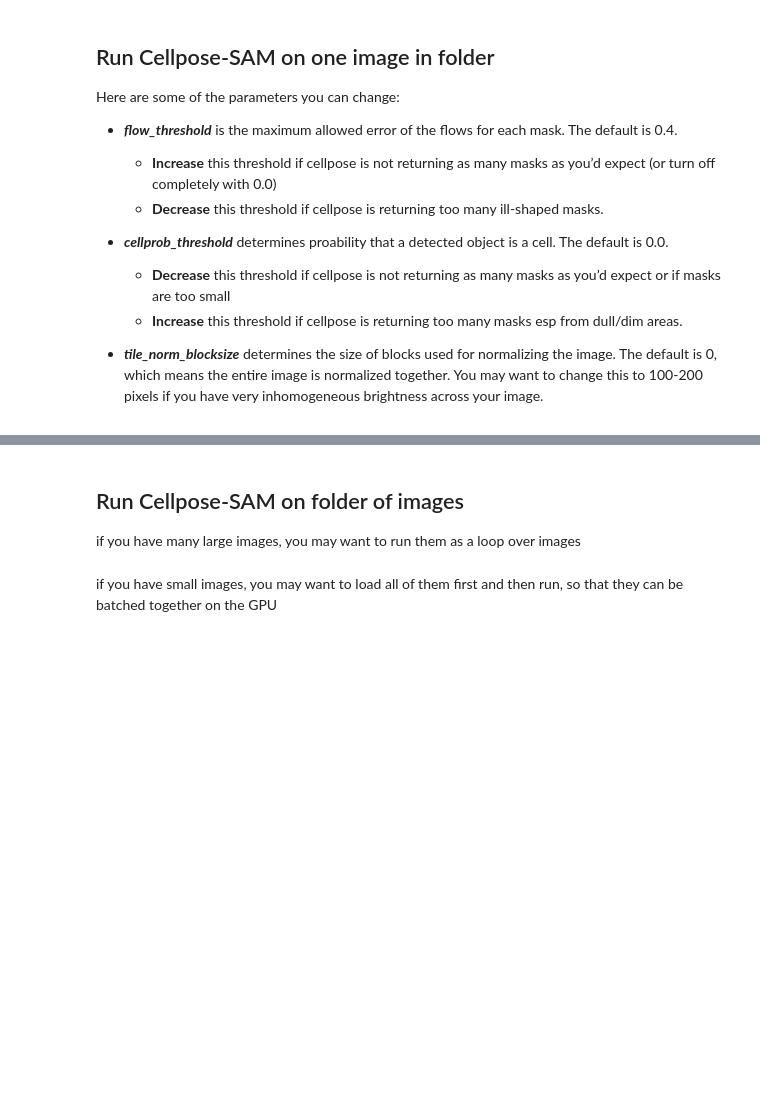
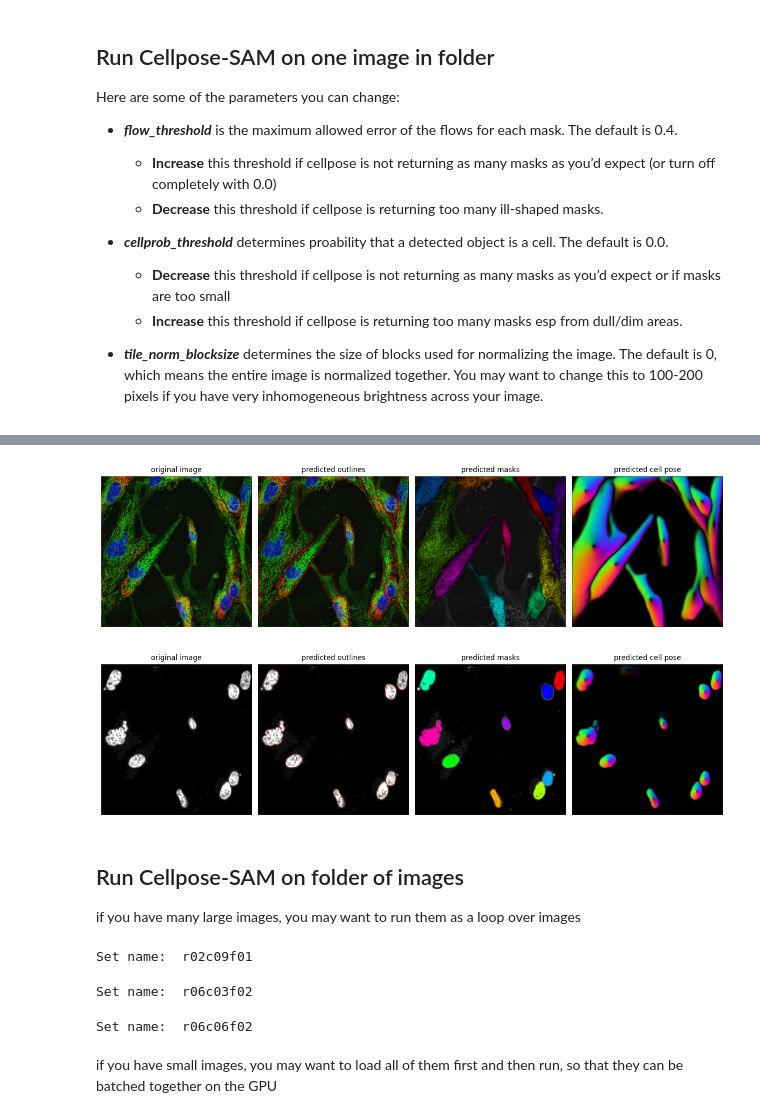
Before and after one commit to allielas/HTP_fibroblasts_mitolyso, a Jupyter notebook: run_Cellpose-SAM.ipynb, the cells around one changed output, grey strips where cells are left out. Cells and saved outputs as stored; diff of their text form; code cells hidden in the pictures; blank space fills up the shorter version.

```diff
--- a/run_Cellpose-SAM.ipynb
+++ b/run_Cellpose-SAM.ipynb
@@ -115,3 +214,58 @@ plt.show()
+# %%
+img = img2
+#img = io.imread(files[0])
+def segment_cell(img, show=True):
+    flow_threshold = 0.5
+    cellprob_threshold = 0.0
+    tile_norm_blocksize = 0
+    diameter = 60
+
+    masks, flows, styles = model.eval(img, batch_size=32, diameter=diameter, flow_threshold=flow_threshold, cellprob_threshold=cellprob_threshold,
+                                    normalize={"tile_norm_blocksize": tile_norm_blocksize})
+    #plot if true
+    if show:
+        fig = plt.figure(figsize=(12,5))
+        plot.show_segmentation(fig, img, masks, flows[0])
+        plt.tight_layout()
+        plt.show()
+    return masks
+
+def segment_nuclei(orig_img, show=True):
+    from skimage import morphology, exposure, filters
+    img = orig_img[:,:,2] #get the DAPI channel
+
+    img = morphology.closing(img, footprint=morphology.disk(2.5)) #remove small holes
+
+    #remove autofluor
+    seed = np.copy(img)
+    seed[1:-1, 1:-1] = img.min()
+    bg = morphology.reconstruction(seed,img,method='dilation')
+    img = img - bg
+    img = filters.gaussian(img, sigma=1)
+
+    flow_threshold = 0.4
+    cellprob_threshold = 0
+    tile_norm_blocksize = 0
+    diameter = None
+
+    masks, flows, styles = model.eval(img, batch_size=32, diameter=diameter, flow_threshold=flow_threshold, cellprob_threshold=cellprob_threshold,
+                                    normalize={"tile_norm_blocksize": tile_norm_blocksize})
+    if show:
+        fig = plt.figure(figsize=(12,5))
+        plot.show_segmentation(fig, img, masks, flows[0])
+        plt.tight_layout()
+        plt.show()
+    return masks
+
+
+
+cell_masks = segment_cell(img)
+nuc_masks = segment_nuclei(img)
+#save_masks(set_name, cell_masks, image_ext=image_ext)
+#save_masks(set_name, nuc_masks, image_ext=image_ext, mask_type="nuclei")
+# %% [output]
+[figure, added]
+[figure, added]
 # %% [markdown]
 ## Run Cellpose-SAM on folder of images
 
@@ -127,3 +273,23 @@ for i in trange(len(files)):
+# %%
+# loop for all files in the group in the directory
+for i in trange(len(grouped_files)):
+    file_group = grouped_files[i]
+    img_set = load_image_set(file_group)
+    img_set_name = get_image_set_name(file_group)
+    print("Set name: ", set_name)
+
+    stacked_img = img_preprocessing(img_set)
+    rescaled_img = img_rescaled(stacked_img, factor=0.25)
+
+    cell_masks = segment_cell(rescaled_img, show=False)
+    nuc_masks = segment_nuclei(rescaled_img, show=False)
+
+    save_masks(img_set_name, cell_masks, image_ext=image_ext)
+    save_masks(img_set_name, nuc_masks, image_ext=image_ext, mask_type="nuclei")
+# %% [output]
+Set name:  r02c09f01
+Set name:  r06c03f02
+Set name:  r06c06f02
 # %% [markdown]
 if you have small images, you may want to load all of them first and then run, so that they can be batched together on the GPU
 # %%
```
Also changed, not shown: parts of 9 cells of this notebook, 19 other files.
